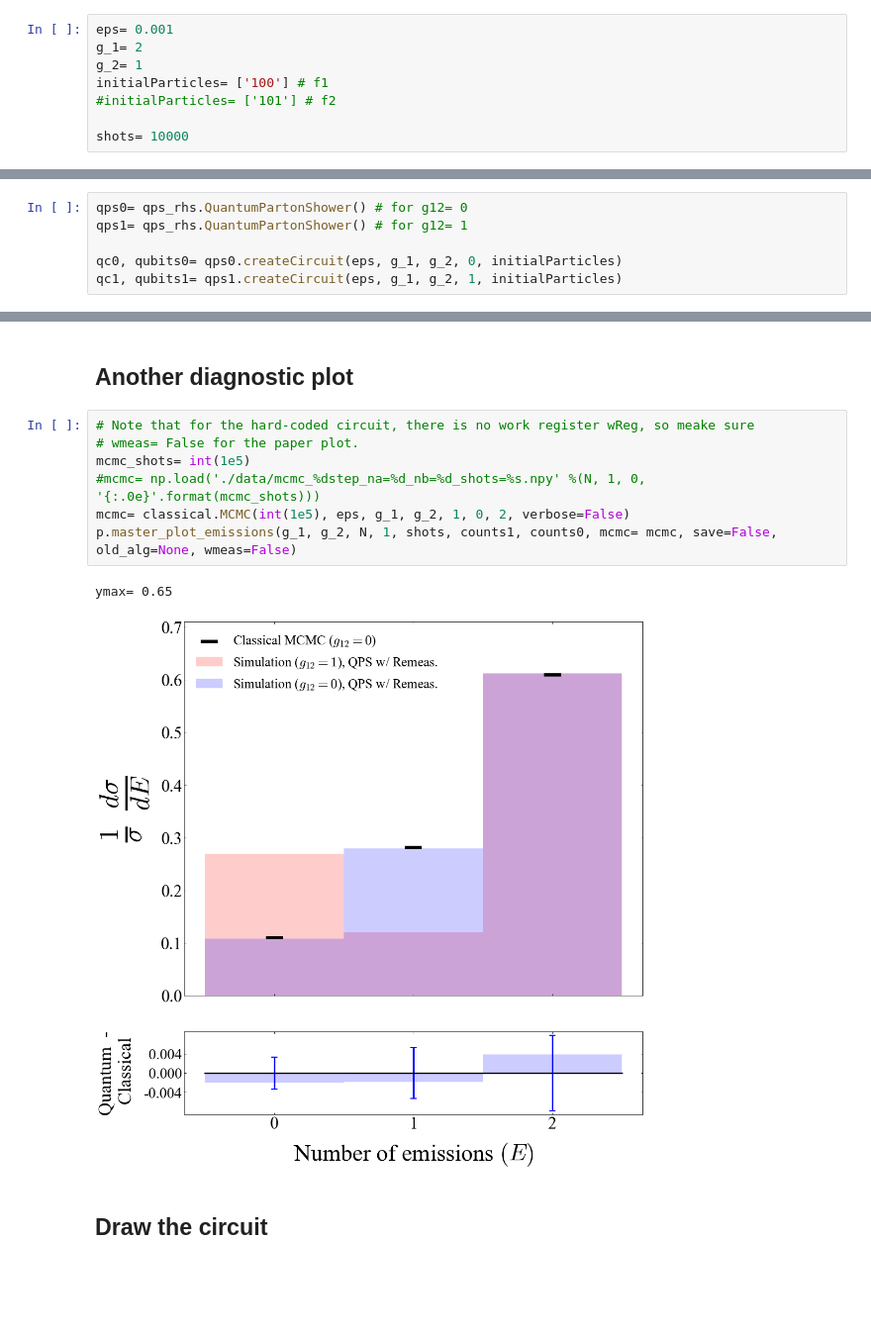
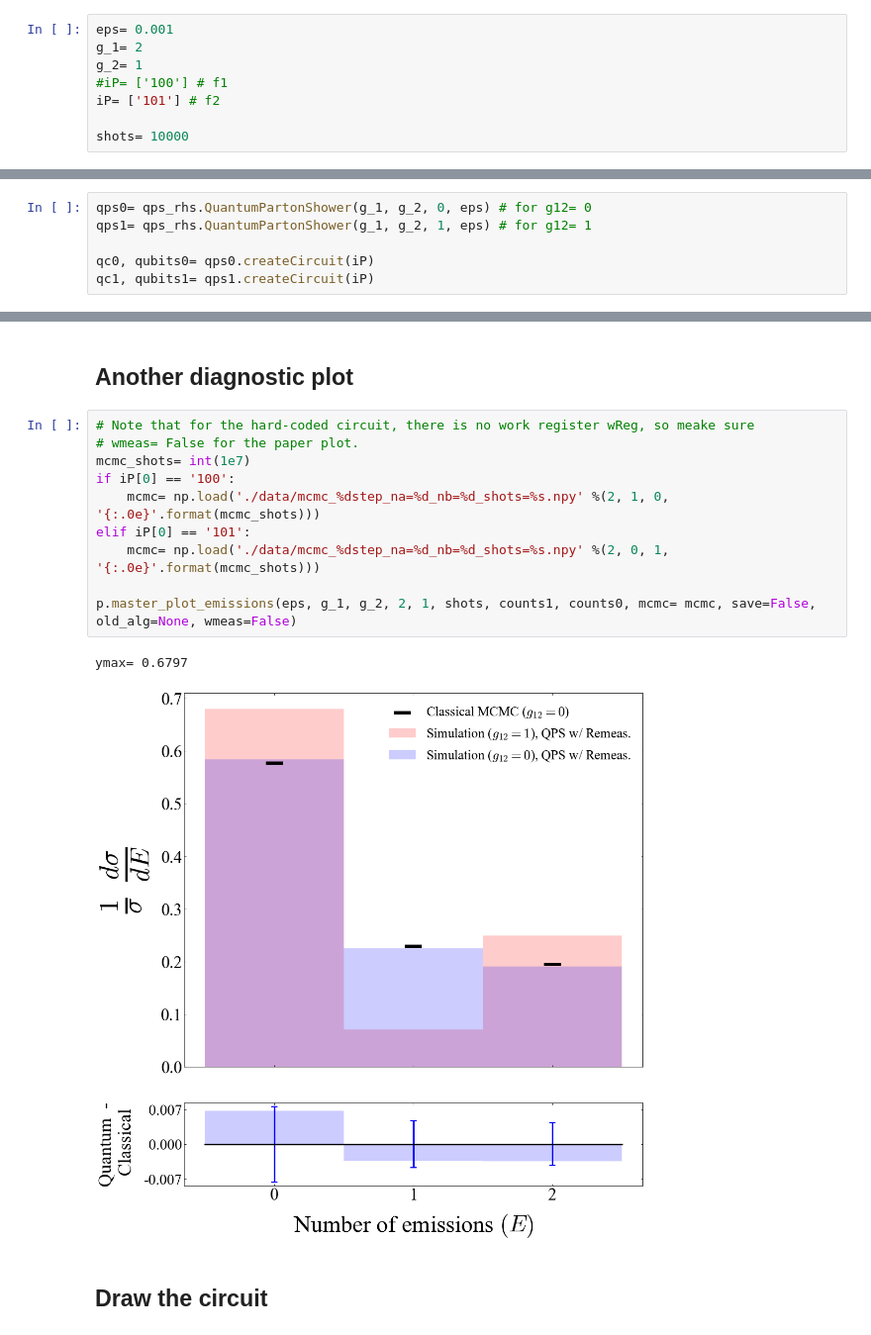
Before and after one commit to LBNL-HEP-QIS/QPS_public, a Jupyter notebook: running_hard_coded.ipynb, the cells around one changed output, grey strips where cells are left out. Shown: that part at 99% size. Cells and saved outputs as stored; diff of their text form; blank space fills up the shorter version.

Commit message:
Cleanup after initial commit.

```diff
--- a/running_hard_coded.ipynb
+++ b/running_hard_coded.ipynb
@@ -28,18 +28,18 @@ import QuantumPartonShower_ReM_2step_hardcode as qps_rhs
 eps= 0.001
 g_1= 2
 g_2= 1
-initialParticles= ['100'] # f1
-#initialParticles= ['101'] # f2
+#iP= ['100'] # f1
+iP= ['101'] # f2
 
 shots= 10000
 # %% [markdown]
 ## Create circuits
 # %%
-qps0= qps_rhs.QuantumPartonShower() # for g12= 0
-qps1= qps_rhs.QuantumPartonShower() # for g12= 1
+qps0= qps_rhs.QuantumPartonShower(g_1, g_2, 0, eps) # for g12= 0
+qps1= qps_rhs.QuantumPartonShower(g_1, g_2, 1, eps) # for g12= 1
 
-qc0, qubits0= qps0.createCircuit(eps, g_1, g_2, 0, initialParticles)
-qc1, qubits1= qps1.createCircuit(eps, g_1, g_2, 1, initialParticles)
+qc0, qubits0= qps0.createCircuit(iP)
+qc1, qubits1= qps1.createCircuit(iP)
 # %% [output]
 Applying step 1.
 Applying step 2.
@@ -100,13 +100,16 @@ pl.bar_plot2(counts1, shots, eps, g_1, g_2, counts2= counts0, save=False, wReg=F
 # %%
 # Note that for the hard-coded circuit, there is no work register wReg, so meake sure
 # wmeas= False for the paper plot.
-mcmc_shots= int(1e5)
-#mcmc= np.load('./data/mcmc_%dstep_na=%d_nb=%d_shots=%s.npy' %(N, 1, 0, '{:.0e}'.format(mcmc_shots)))
-mcmc= classical.MCMC(int(1e5), eps, g_1, g_2, 1, 0, 2, verbose=False)
-p.master_plot_emissions(g_1, g_2, N, 1, shots, counts1, counts0, mcmc= mcmc, save=False, old_alg=None, wmeas=False)
+mcmc_shots= int(1e7)
+if iP[0] == '100':
+    mcmc= np.load('./data/mcmc_%dstep_na=%d_nb=%d_shots=%s.npy' %(2, 1, 0, '{:.0e}'.format(mcmc_shots)))
+elif iP[0] == '101':
+    mcmc= np.load('./data/mcmc_%dstep_na=%d_nb=%d_shots=%s.npy' %(2, 0, 1, '{:.0e}'.format(mcmc_shots)))
+
+p.master_plot_emissions(eps, g_1, g_2, 2, 1, shots, counts1, counts0, mcmc= mcmc, save=False, old_alg=None, wmeas=False)
 # %% [output]
-ymax= 0.65
+ymax= 0.6797
-[figure, old version]
+[figure, new version]
 # %% [markdown]
 ## Draw the circuit
 # %%
```
Also changed, not shown: parts of 3 cells of this notebook, 36 other files.
